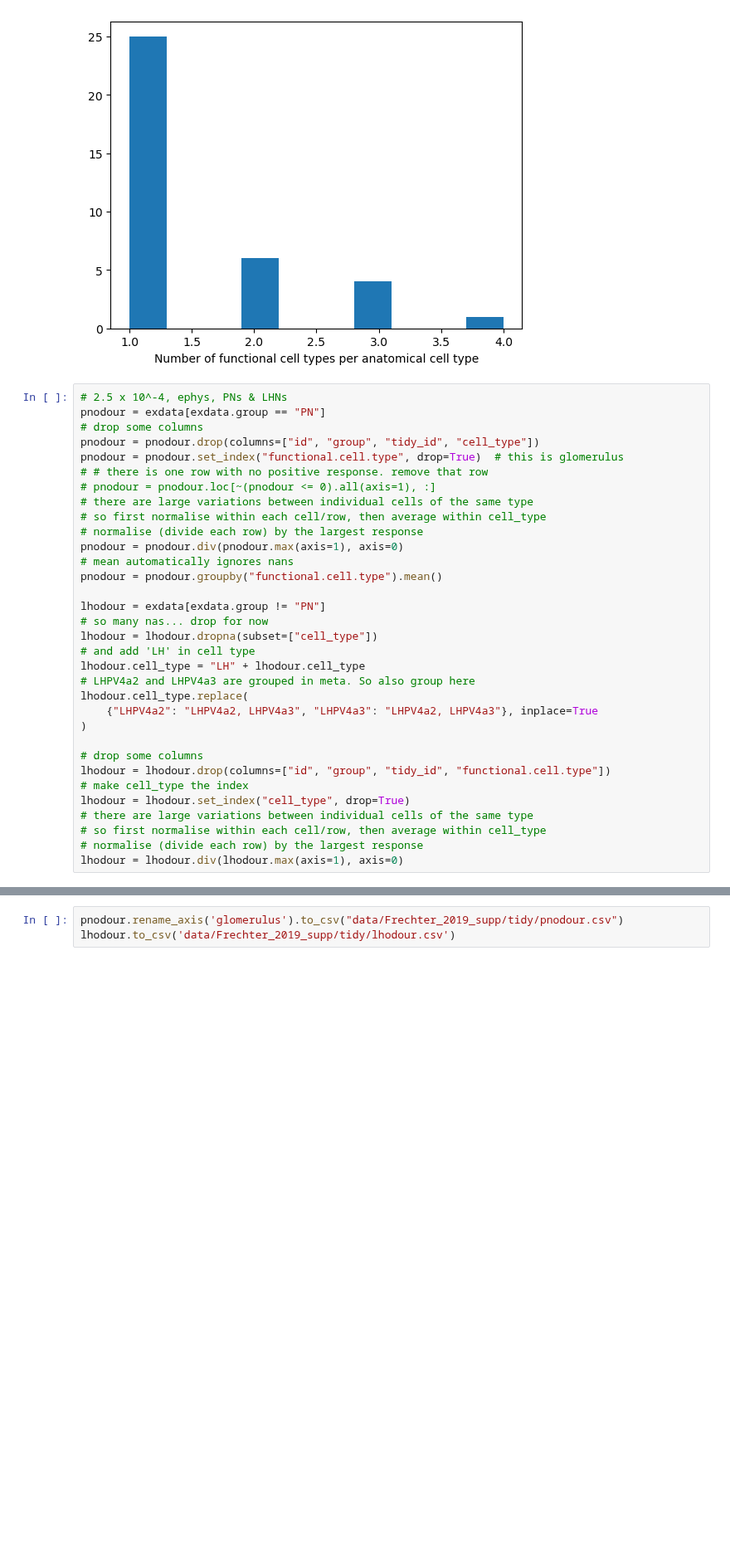
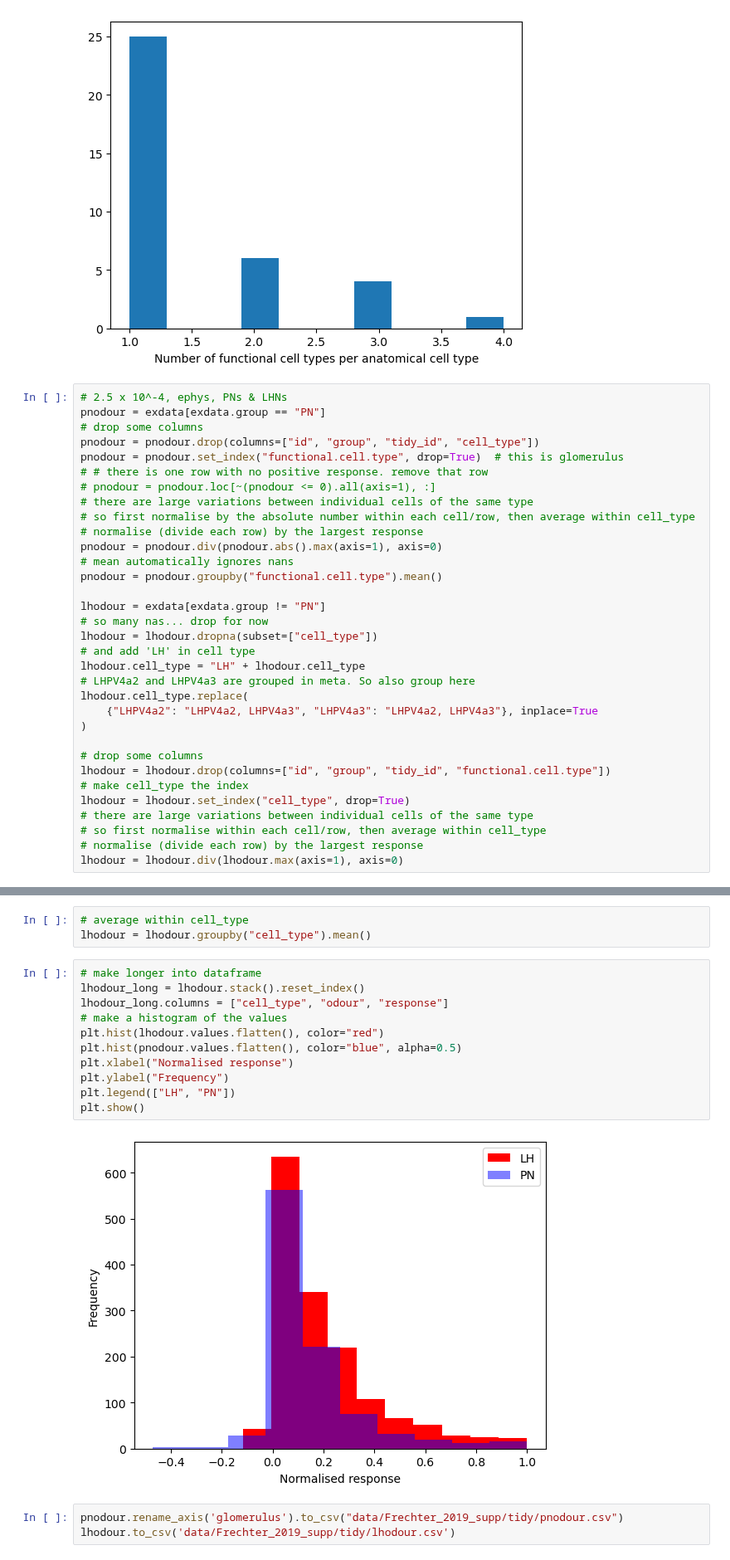
Before and after one commit to YijieYin/connectome_data_prep, a Jupyter notebook: frechter_2019_dataprep.ipynb, the cells around one changed output, grey strips where cells are left out. Shown at 83% size. Saved outputs shown, nothing was run; the diff lists cells and outputs as text; blank space fills up the shorter version.

```diff
--- a/frechter_2019_dataprep.ipynb
+++ b/frechter_2019_dataprep.ipynb
@@ -192,9 +240,9 @@ pnodour = pnodour.set_index("functional.cell.type", drop=True)  # this is glomer
 # # there is one row with no positive response. remove that row
 # pnodour = pnodour.loc[~(pnodour <= 0).all(axis=1), :]
 # there are large variations between individual cells of the same type
-# so first normalise within each cell/row, then average within cell_type
+# so first normalise by the absolute number within each cell/row, then average within cell_type
 # normalise (divide each row) by the largest response
-pnodour = pnodour.div(pnodour.max(axis=1), axis=0)
+pnodour = pnodour.div(pnodour.abs().max(axis=1), axis=0)
 # mean automatically ignores nans
 pnodour = pnodour.groupby("functional.cell.type").mean()
 
@@ -219,3 +313,19 @@ lhodour = lhodour.div(lhodour.max(axis=1), axis=0)
+# %%
+# average within cell_type
+lhodour = lhodour.groupby("cell_type").mean()
+# %%
+# make longer into dataframe
+lhodour_long = lhodour.stack().reset_index()
+lhodour_long.columns = ["cell_type", "odour", "response"]
+# make a histogram of the values
+plt.hist(lhodour.values.flatten(), color="red")
+plt.hist(pnodour.values.flatten(), color="blue", alpha=0.5)
+plt.xlabel("Normalised response")
+plt.ylabel("Frequency")
+plt.legend(["LH", "PN"])
+plt.show()
+# %% [output]
+[figure, added]
 # %%
 pnodour.rename_axis('glomerulus').to_csv("data/Frechter_2019_supp/tidy/pnodour.csv")
 lhodour.to_csv('data/Frechter_2019_supp/tidy/lhodour.csv')
```
Also changed, not shown: parts of 8 cells of this notebook, 2 other files.
